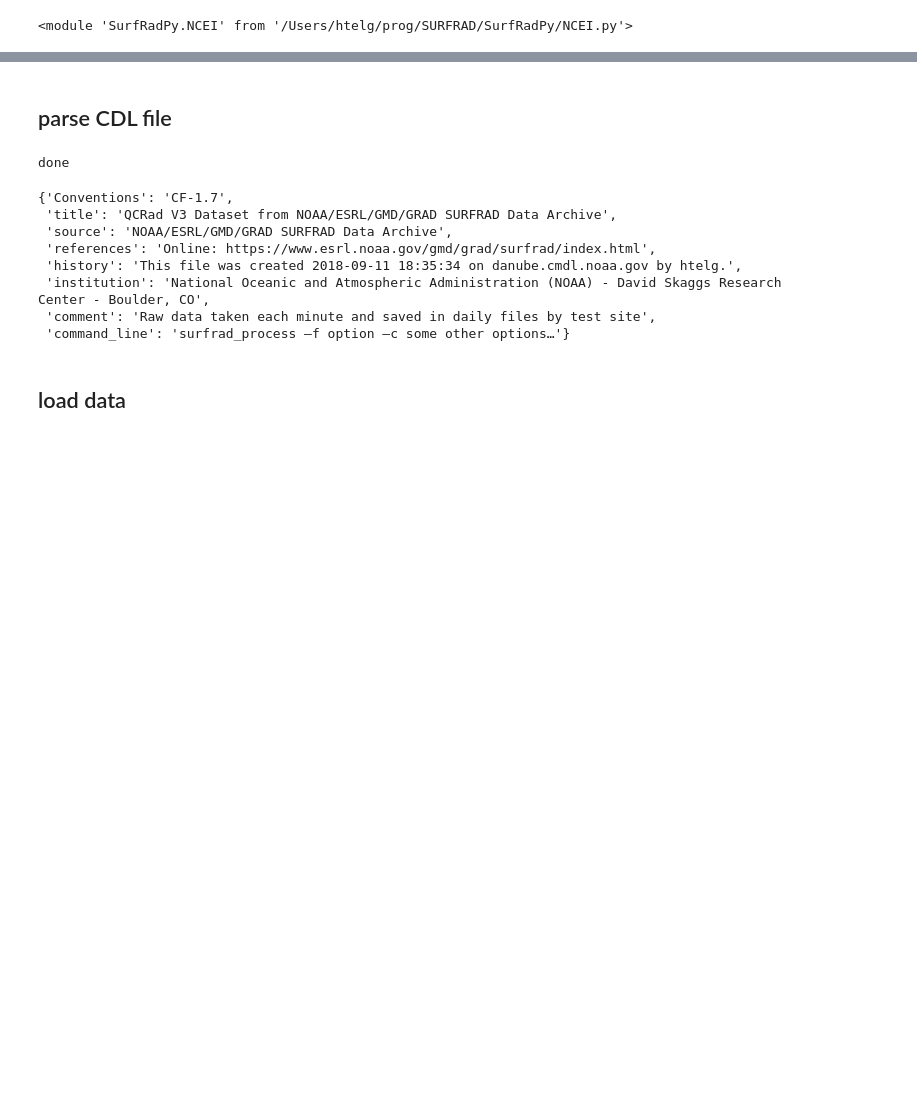
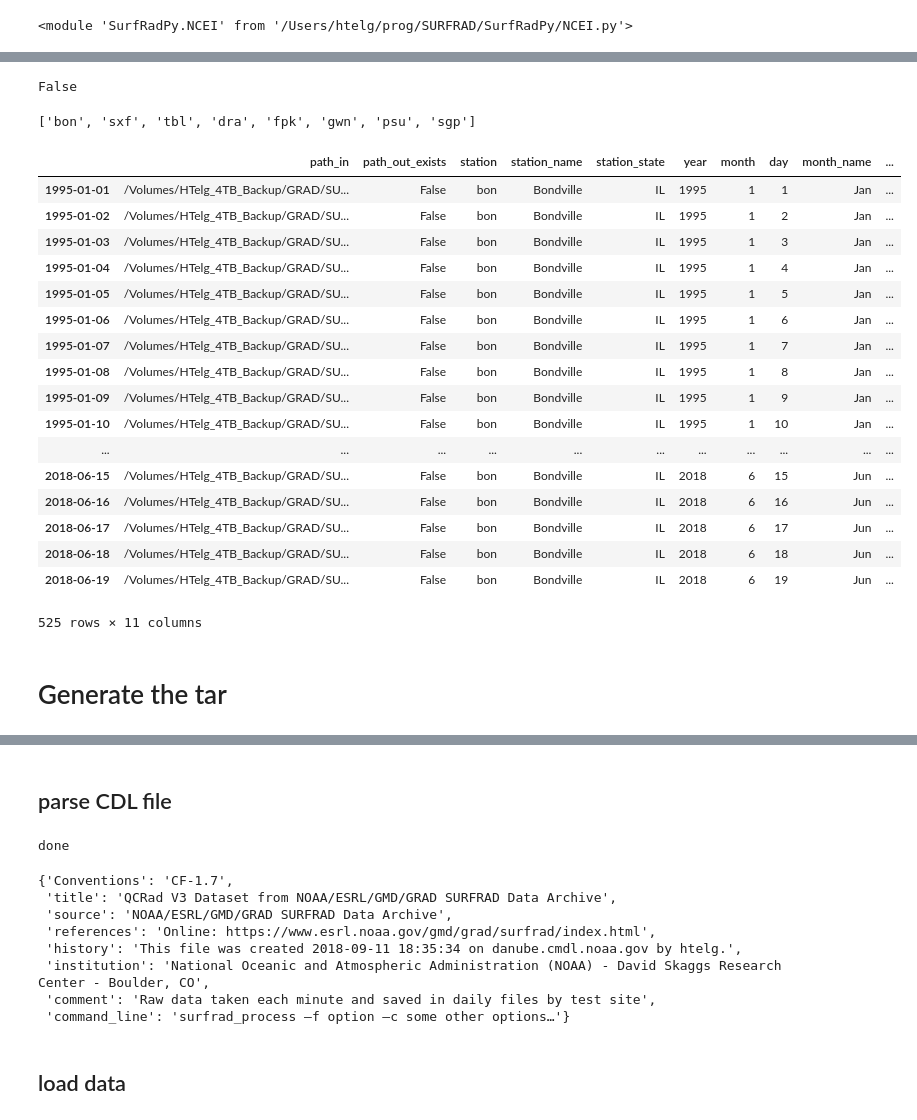
Before and after one commit to hagne/SURFRAD, a Jupyter notebook: notebooks/netCDF_structure.ipynb, the cells around one changed output, grey strips where cells are left out. Cells and saved outputs as stored; diff of their text form; code cells hidden in the pictures; blank space fills up the shorter version.

```diff
--- a/notebooks/netCDF_structure.ipynb
+++ b/notebooks/netCDF_structure.ipynb
@@ -44,0 +167,56 @@ df = ncei.tar_netcdf_files("/Volumes/HTelg_4TB_Backup/GRAD/SURFRAD/NCEI/1995/",
+# %%
+not args.suppress_archive
+# %% [output]
+False
+# %%
+[i['abbriviations'][-1] for i in _locations]
+# %% [output]
+['bon', 'sxf', 'tbl', 'dra', 'fpk', 'gwn', 'psu', 'sgp']
+# %%
+folder_in = '/Volumes/HTelg_4TB_Backup/GRAD/SURFRAD/qcrad_v3/'
+folder_out= '/Volumes/HTelg_4TB_Backup/GRAD/SURFRAD/NCEI/'
+folder_out_tar= '/Volumes/HTelg_4TB_Backup/GRAD/SURFRAD/NCEI_tar/'
+fl_ext = '.tar.gz'
+# %%
+paths_in = list(Path(folder_in).rglob("*.qdat"))
+# paths_out = [Path(i.as_posix().replace(folder_in, folder_out)) for i in paths_in]
+paths_out_exist = [i.is_file() for i in paths_out]
+index = [pd.to_datetime(i.name.split('_')[1].split('.')[0]) for i in paths_in]
+station = [i.name.split('_')[0] for i in paths_in]
+station_name = [[e for e in _locations if i in e['abbriviations']][0]['name'] for i in station]
+station_state = [[e for e in _locations if i in e['abbriviations']][0]['state'] for i in station]
+# %%
+df = _pd.DataFrame({'path_in': paths_in,
+#                     'path_out': paths_out,
+                    'path_out_exists': paths_out_exist,
+                    'station': station,
+                    'station_name': station_name,
+                    'station_state': station_state},
+                   index = index)
+
+df['year'] = [i.year for i in df.index]
+df['month'] = [i.month for i in df.index]
+df['day'] = [i.day for i in df.index]
+df['month_name'] = [i.month_name()[:3] for i in df.index]
+df['path_out'] = df.apply(lambda x: Path('{}{}/{}_{}_{}_{}_{:02d}{}'.format(folder_out, x.station, x.station_name, x.station_state, x.year, x.month_name, x.day, '.nc')), axis = 1)
+df['path_out_tar'] = df.apply(lambda x: '{}{}/{}_{}_{}_{}{}'.format(folder_out_tar, x.station, x.station_name, x.station_state, x.year, x.month_name, fl_ext), axis = 1)
+df
+# %% [output]
+|  | path_in | path_out_exists | station | station_name | station_state | year | month | day | month_name | ... |
+| 1995-01-01 | /Volumes/HTelg_4TB_Backup/GRAD/SU... | False | bon | Bondville | IL | 1995 | 1 | 1 | Jan | ... |
+| 1995-01-02 | /Volumes/HTelg_4TB_Backup/GRAD/SU... | False | bon | Bondville | IL | 1995 | 1 | 2 | Jan | ... |
+| 1995-01-03 | /Volumes/HTelg_4TB_Backup/GRAD/SU... | False | bon | Bondville | IL | 1995 | 1 | 3 | Jan | ... |
+| 1995-01-04 | /Volumes/HTelg_4TB_Backup/GRAD/SU... | False | bon | Bondville | IL | 1995 | 1 | 4 | Jan | ... |
+| 1995-01-05 | /Volumes/HTelg_4TB_Backup/GRAD/SU... | False | bon | Bondville | IL | 1995 | 1 | 5 | Jan | ... |
+| 1995-01-06 | /Volumes/HTelg_4TB_Backup/GRAD/SU... | False | bon | Bondville | IL | 1995 | 1 | 6 | Jan | ... |
+| 1995-01-07 | /Volumes/HTelg_4TB_Backup/GRAD/SU... | False | bon | Bondville | IL | 1995 | 1 | 7 | Jan | ... |
+| 1995-01-08 | /Volumes/HTelg_4TB_Backup/GRAD/SU... | False | bon | Bondville | IL | 1995 | 1 | 8 | Jan | ... |
+| 1995-01-09 | /Volumes/HTelg_4TB_Backup/GRAD/SU... | False | bon | Bondville | IL | 1995 | 1 | 9 | Jan | ... |
+| 1995-01-10 | /Volumes/HTelg_4TB_Backup/GRAD/SU... | False | bon | Bondville | IL | 1995 | 1 | 10 | Jan | ... |
+| ... | ... | ... | ... | ... | ... | ... | ... | ... | ... | ... |
+| 2018-06-15 | /Volumes/HTelg_4TB_Backup/GRAD/SU... | False | bon | Bondville | IL | 2018 | 6 | 15 | Jun | ... |
+| 2018-06-16 | /Volumes/HTelg_4TB_Backup/GRAD/SU... | False | bon | Bondville | IL | 2018 | 6 | 16 | Jun | ... |
+| 2018-06-17 | /Volumes/HTelg_4TB_Backup/GRAD/SU... | False | bon | Bondville | IL | 2018 | 6 | 17 | Jun | ... |
+| 2018-06-18 | /Volumes/HTelg_4TB_Backup/GRAD/SU... | False | bon | Bondville | IL | 2018 | 6 | 18 | Jun | ... |
+| 2018-06-19 | /Volumes/HTelg_4TB_Backup/GRAD/SU... | False | bon | Bondville | IL | 2018 | 6 | 19 | Jun | ... |
+525 rows × 11 columns
@@ -44,0 +247,2 @@ df = ncei.tar_netcdf_files("/Volumes/HTelg_4TB_Backup/GRAD/SURFRAD/NCEI/1995/",
+# %% [markdown]
+# Generate the tar
```
Also changed, not shown: parts of 34 cells of this notebook, 3 other files.
